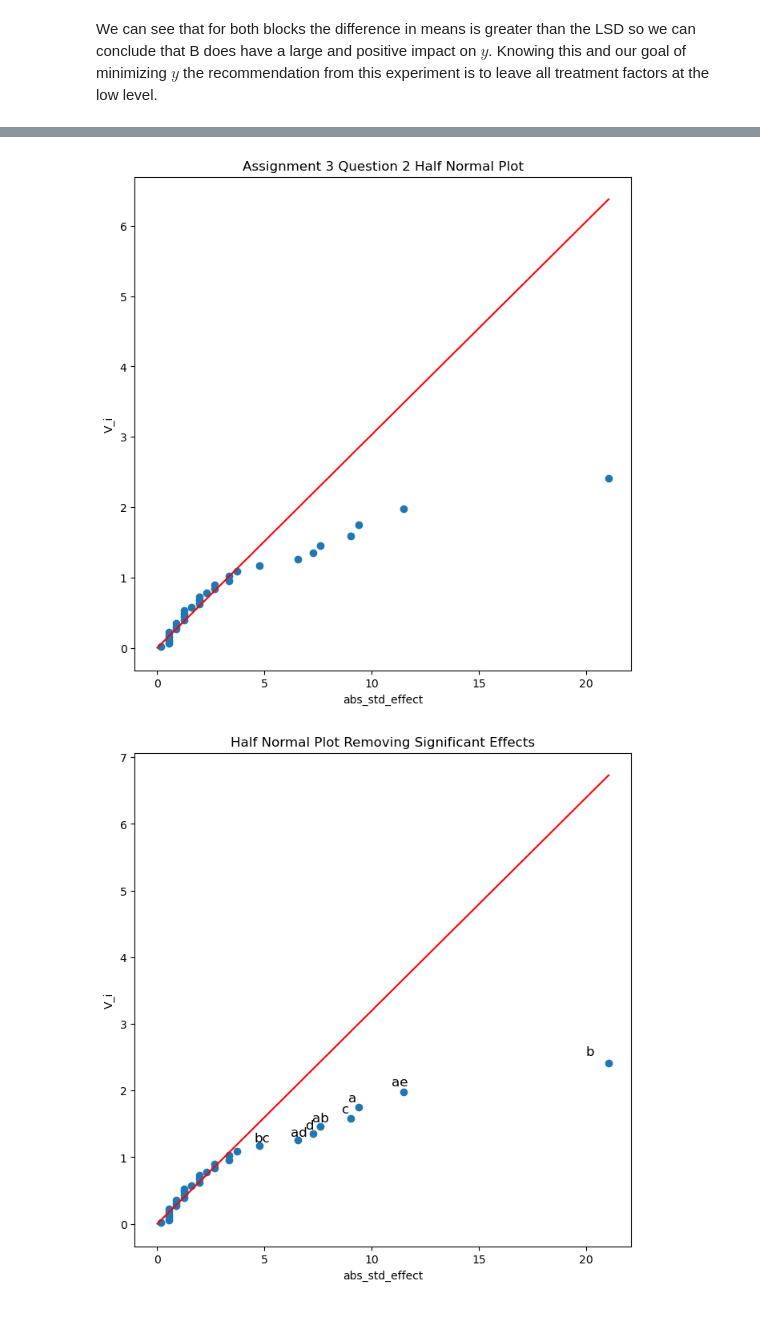
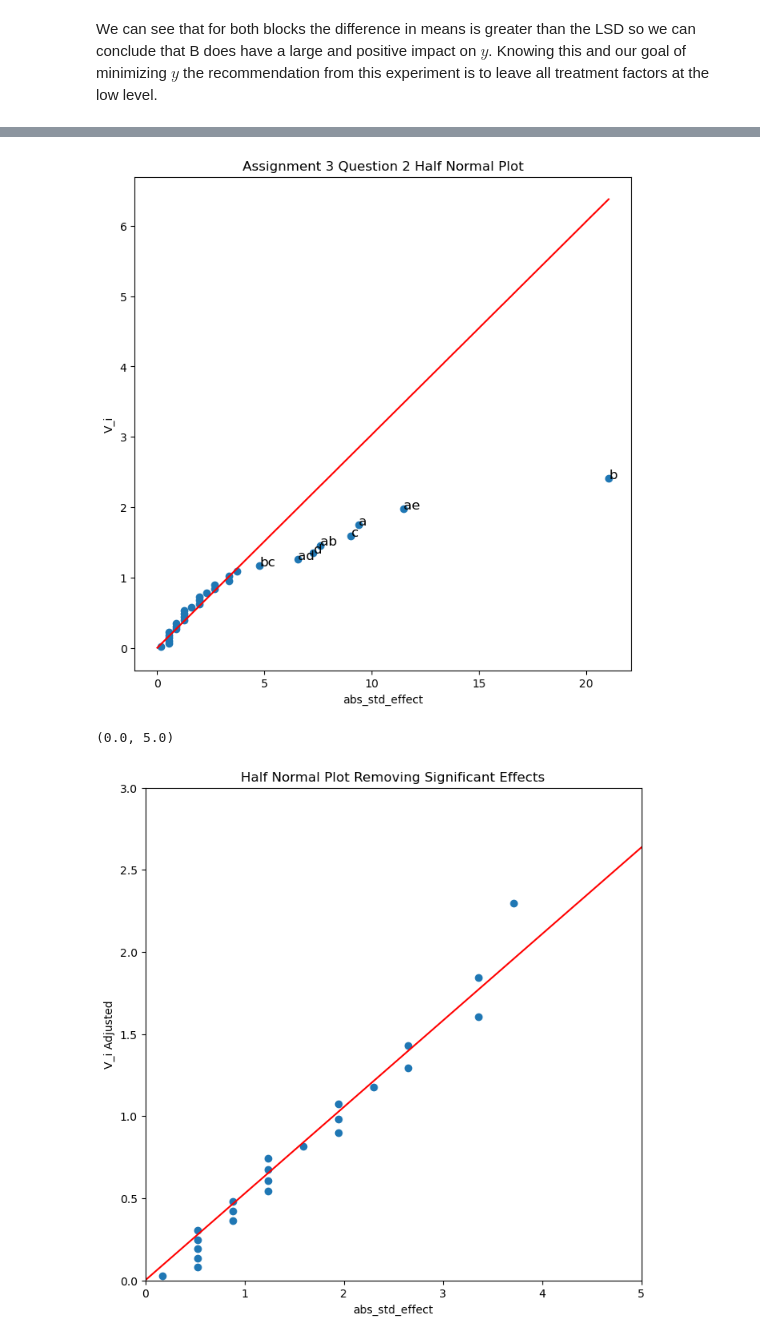
Before and after one commit to alecabt85/exp_design, a Jupyter notebook: STAT722 Assignment 3 Burtner-Abt v2.ipynb, the cells around one changed output, grey strips where cells are left out. Saved outputs shown, nothing was run; the diff lists cells and outputs as text; code cells hidden in the pictures.

Commit message:
Fixed V_i new for adjusted graph

```diff
--- a/STAT722 Assignment 3 Burtner-Abt v2.ipynb
+++ b/STAT722 Assignment 3 Burtner-Abt v2.ipynb
@@ -225,8 +313,11 @@ See the caveats in the documentation: https://pandas.pydata.org/pandas-docs/stab
 # %%
-q2_hn.plot_half_norm(title="Assignment 3 Question 2 Half Normal Plot", data_percent=.75);
+q2_hn.plot_half_norm(title="Assignment 3 Question 2 Half Normal Plot", data_percent=.75, label_num=8);
 # %% [output]
-[figure, old version]
+[figure, new version]
 # %%
-q2_hn.plot_half_norm(title="Half Normal Plot Removing Significant Effects", num_adjust=8);
+figure = q2_hn.plot_half_norm(title="Half Normal Plot Removing Significant Effects", num_adjust=8);
+figure.set_ylim(0,3)
+figure.set_xlim(0,5)
 # %% [output]
+(0.0, 5.0)
-[figure, old version]
+[figure, new version]
```
Also changed, not shown: parts of 33 cells of this notebook, 15 other files.
